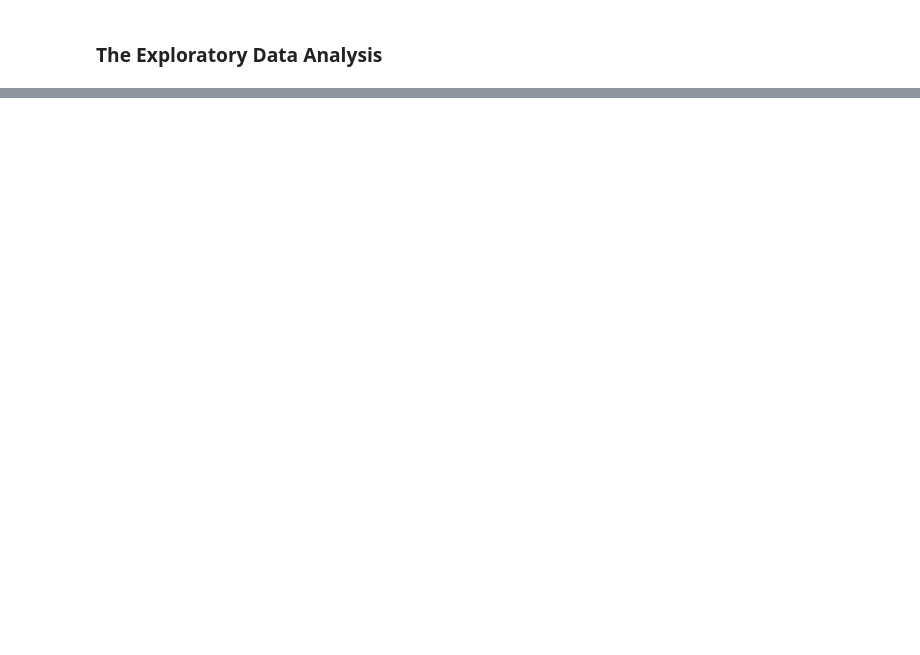
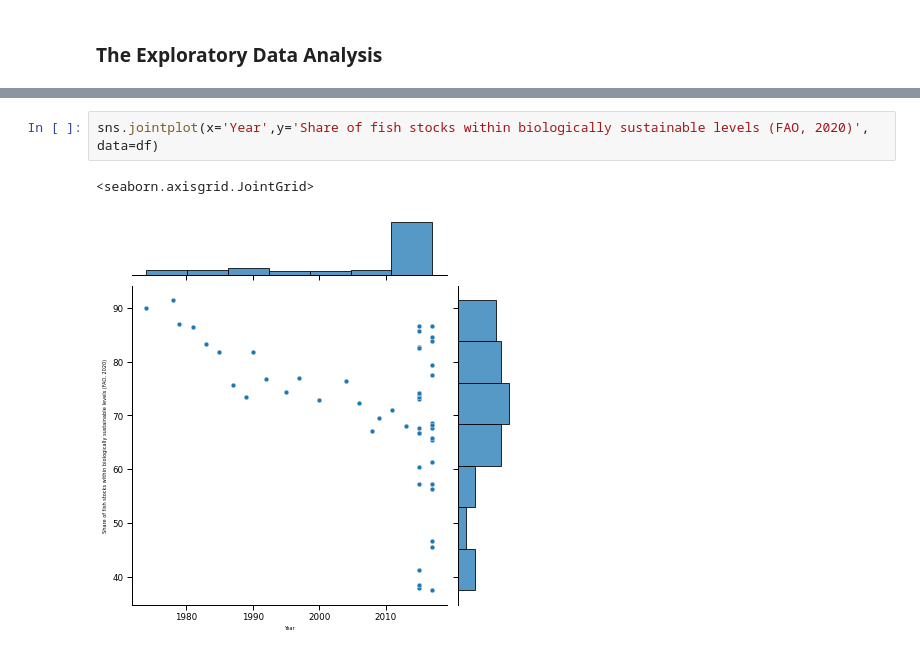
Before and after one commit to ubco-W2022T1-cosc301/project-group34, a Jupyter notebook: notebooks/nick.ipynb, the cells around one changed output, grey strips where cells are left out. Saved outputs shown, nothing was run; the diff lists cells and outputs as text; blank space fills up the shorter version.

```diff
--- a/notebooks/nick.ipynb
+++ b/notebooks/nick.ipynb
@@ -308,0 +137,5 @@ xxxxxxxxxxxxx
+# %%
+sns.jointplot(x='Year',y='Share of fish stocks within biologically sustainable levels (FAO, 2020)', data=df)
+# %% [output]
+<seaborn.axisgrid.JointGrid>
+[figure, added]
```
Also changed, not shown: parts of 46 cells of this notebook, 5 other files.
